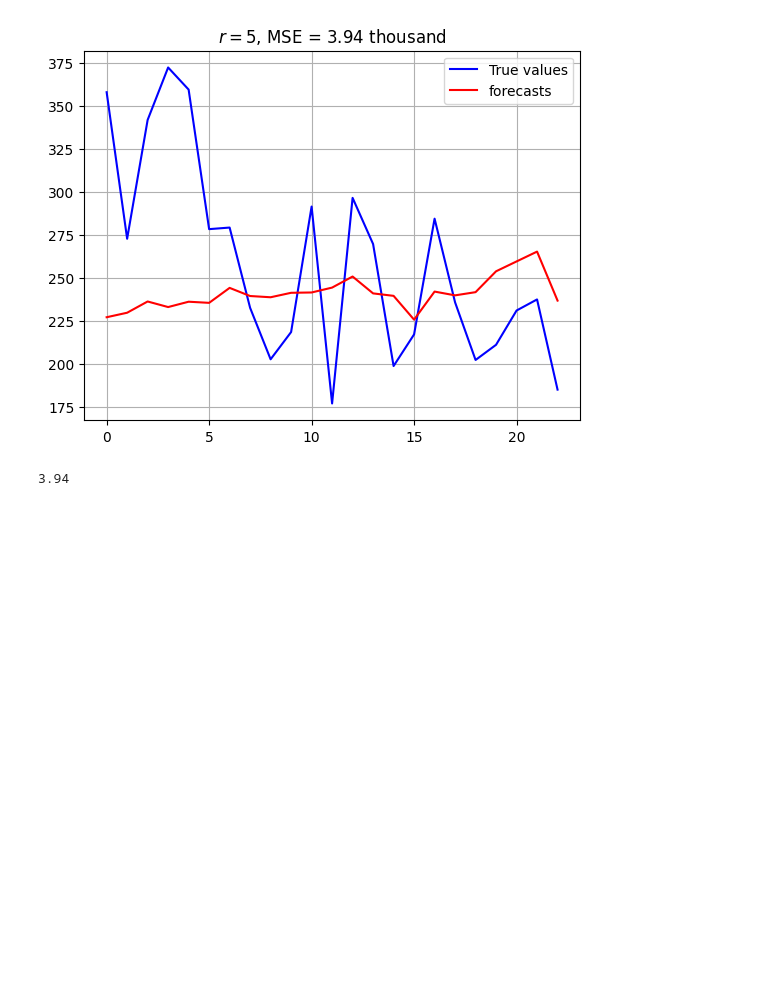
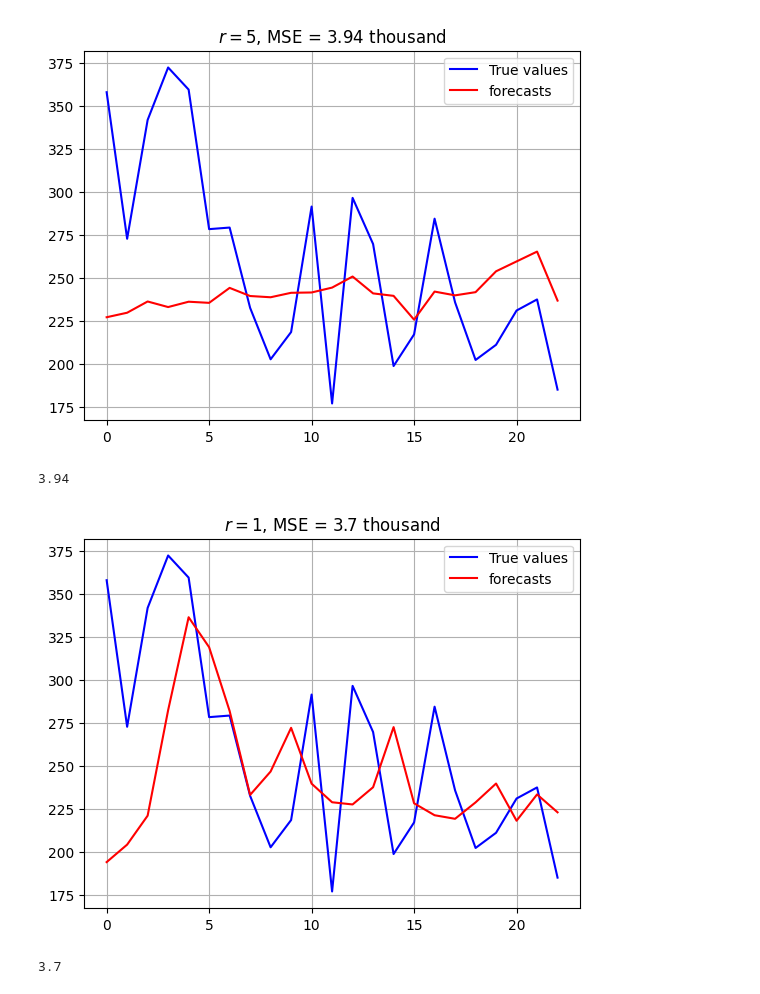
Before and after one commit to adevrent/WQU_DP, a Jupyter notebook: MITx_IDS.S24x/Project 2/walmart/problem_3.ipynb, the cells around one changed output. Drawn from its saved outputs; the diff is of its cells as text; code cells hidden in the pictures; blank space fills up the shorter version.

```diff
--- a/MITx_IDS.S24x/Project 2/walmart/problem_3.ipynb
+++ b/MITx_IDS.S24x/Project 2/walmart/problem_3.ipynb
@@ -141,6 +141,40 @@ def MSE_short_term_test(df_train, df_test, L, r, forecast_col="s10_d83"):
     plt.show()
 
     return MSE
+
+def MSE_short_term_test_single(series_train, series_test, L, r):
+    P_list = []
+    P_hat_list = []
+    for i in range(len(series_test)):
+        merged_series = pd.concat([series_train.iloc[i:], series_test.iloc[:i]])
+        P = construct_P(merged_series, L)
+        P_hat = construct_P_hat(P, r)
+
+        P_list.append(P)
+        P_hat_list.append(P_hat)
+
+    forecasts = []
+    true_values = []
+    MSE = 0
+    for i, (P, P_hat) in enumerate(zip(P_list, P_hat_list)):
+        # print("  forecast shape:")
+        forecast = forecast_extra_row_SMOLS(P, P_hat)[-1, -1]
+        forecasts.append(forecast)
+
+        true_value = series_test.iloc[i]
+        true_values.append(true_value)
+        MSE += (forecast - true_value)**2
+    MSE = MSE / len(series_test)
+    MSE = np.round(MSE/1000, 2)
+
+    plt.plot(true_values, label="True values", c="b")
+    plt.plot(forecasts, label="forecasts", c="r")
+    plt.title(f"$r={r}$, MSE = ${MSE}$ thousand")
+    plt.legend()
+    plt.grid()
+    plt.show()
+
+    return MSE
 # %%
 # Load datasets
 train = pd.read_csv("data_walmart_train.csv", index_col="Date")
@@ -241,3 +275,14 @@ d = 67
 (1, 134)
 [figure]
 3.94
+# %%
+series_train = train.loc[:, "s10_d83"]
+series_test = test.loc[:, "s10_d83"]
+# %%
+L = 10
+r = 1
+
+MSE_short_term_test_single(series_train, series_test, L, r)
+# %% [output]
+[figure, added]
+3.7
```
